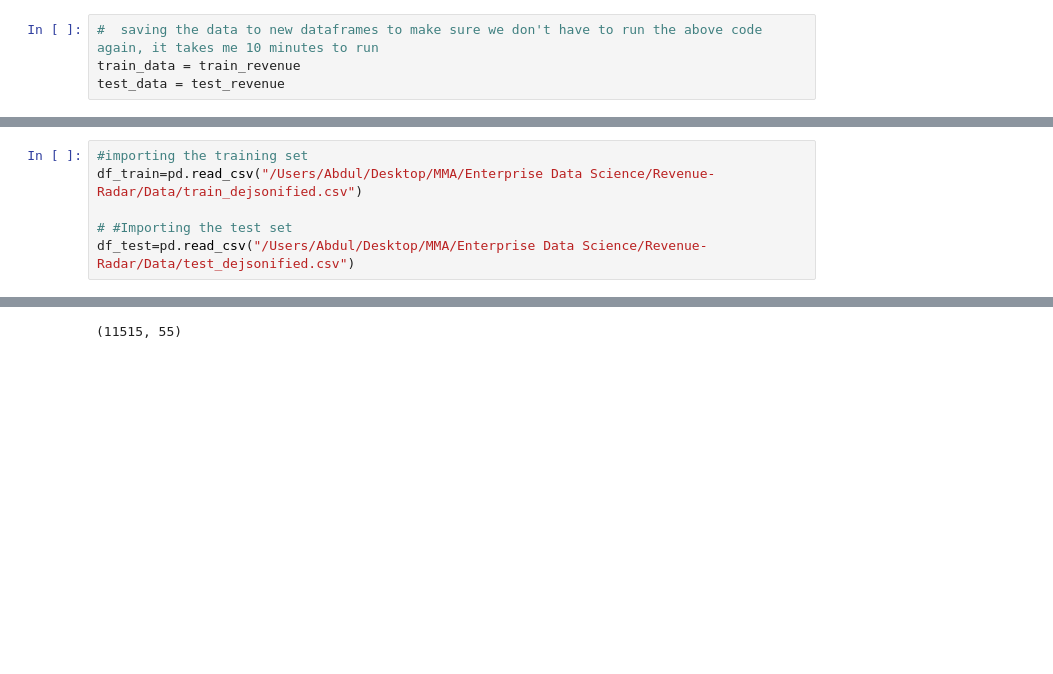
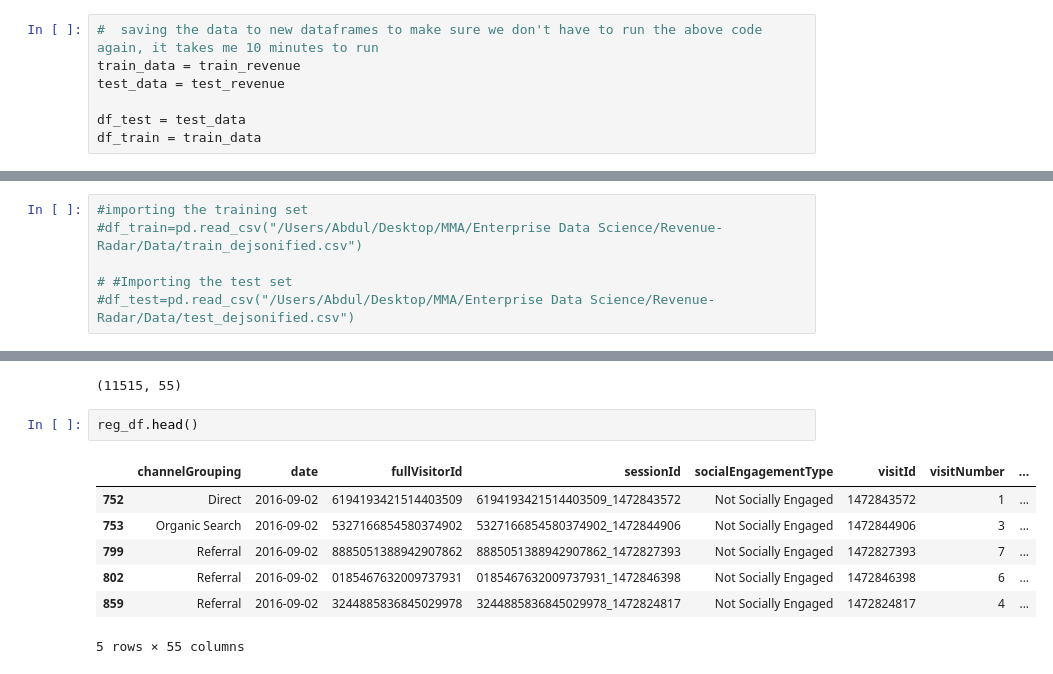
Before and after one commit to McGill-MMA-EnterpriseAnalytics/Revenue-Radar, a Jupyter notebook: Code_Customer_Revenue_Analytics.ipynb, the cells around one changed output, grey strips where cells are left out. Saved outputs shown, nothing was run; the diff lists cells and outputs as text; blank space fills up the shorter version.

Commit message:
refine the dataset importing & test the timeframe

```diff
--- a/Code_Customer_Revenue_Analytics.ipynb
+++ b/Code_Customer_Revenue_Analytics.ipynb
@@ -48,5 +48,8 @@ for column in dict_columns:
 #  saving the data to new dataframes to make sure we don't have to run the above code again, it takes me 10 minutes to run
 train_data = train_revenue
 test_data = test_revenue
+
+df_test = test_data
+df_train = train_data
 # %%
 #Viewing first 5 rows of the training dataset
@@ -89,6 +112,6 @@ train_data.head()
 # %%
 #importing the training set
-df_train=pd.read_csv("/Users/Abdul/Desktop/MMA/Enterprise Data Science/Revenue-Radar/Data/train_dejsonified.csv")
+#df_train=pd.read_csv("/Users/Abdul/Desktop/MMA/Enterprise Data Science/Revenue-Radar/Data/train_dejsonified.csv")
 
 # #Importing the test set
-df_test=pd.read_csv("/Users/Abdul/Desktop/MMA/Enterprise Data Science/Revenue-Radar/Data/test_dejsonified.csv")
+#df_test=pd.read_csv("/Users/Abdul/Desktop/MMA/Enterprise Data Science/Revenue-Radar/Data/test_dejsonified.csv")
@@ -161,3 +182,13 @@ reg_df=subset_data(df_train)
 reg_df.shape
 # %% [output]
 (11515, 55)
+# %%
+reg_df.head()
+# %% [output]
+|  | channelGrouping | date | fullVisitorId | sessionId | socialEngagementType | visitId | visitNumber | ... |
+| 752 | Direct | 2016-09-02 | 6194193421514403509 | 6194193421514403509_1472843572 | Not Socially Engaged | 1472843572 | 1 | ... |
+| 753 | Organic Search | 2016-09-02 | 5327166854580374902 | 5327166854580374902_1472844906 | Not Socially Engaged | 1472844906 | 3 | ... |
+| 799 | Referral | 2016-09-02 | 8885051388942907862 | 8885051388942907862_1472827393 | Not Socially Engaged | 1472827393 | 7 | ... |
+| 802 | Referral | 2016-09-02 | 0185467632009737931 | 0185467632009737931_1472846398 | Not Socially Engaged | 1472846398 | 6 | ... |
+| 859 | Referral | 2016-09-02 | 3244885836845029978 | 3244885836845029978_1472824817 | Not Socially Engaged | 1472824817 | 4 | ... |
+5 rows × 55 columns
```
Also changed, not shown: parts of 12 cells of this notebook.
